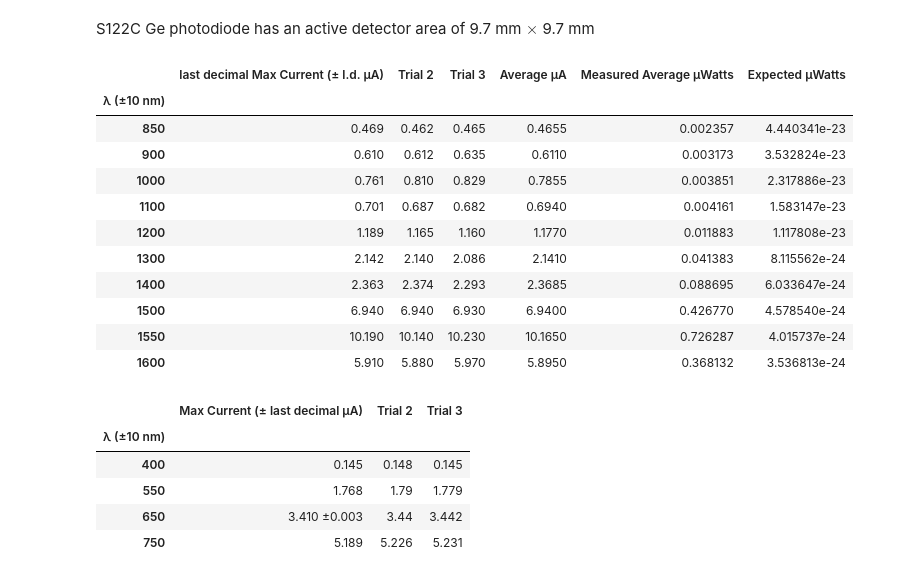
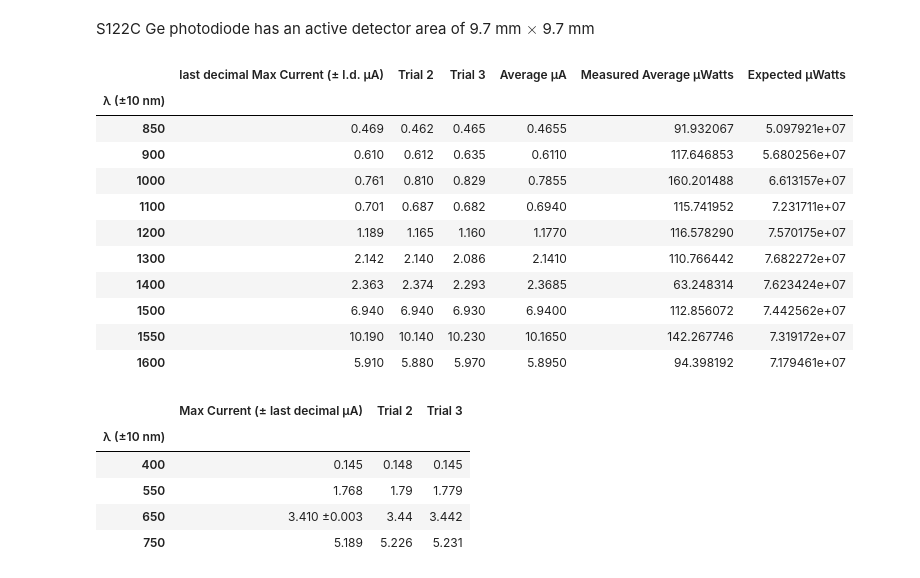
Before and after one commit to MarcosP7635/Ay105, a Jupyter notebook: Lab1.ipynb, the cells around one changed output. Saved outputs shown, nothing was run; the diff lists cells and outputs as text; code cells hidden in the pictures.

Commit message:
instructions say to use a normalization constant :O

```diff
--- a/Lab1.ipynb
+++ b/Lab1.ipynb
@@ -314,8 +314,8 @@ calibrating_df
 # %% [markdown]
 Now we use the weighted we already calculated for the responsivity to convert the average current to the average incident power on the photodiode.
 # %%
-IR_data_numeric["Measured Average μWatts"] = calibrating_df.loc[
-    :,"Responsivity (A/W)"] *  IR_data_numeric.loc[:, "Average μA"]
+IR_data_numeric["Measured Average μWatts"] =  (IR_data_numeric.loc[:, "Average μA"]
+                / calibrating_df.loc[:,"Responsivity (A/W)"])
 IR_data_numeric
 # %% [output]
 |  | last decimal Max Current (± l.d. μA) | Trial 2 | Trial 3 | Average μA | Measured Average μWatts |
@@ -351,23 +364,25 @@ const.c.unit**2 * const.h.unit * units.nm**5
 # %% [markdown]
 S122C Ge photodiode has an active detector area of 9.7 mm $\times$ 9.7 mm
 # %%
-T = 2800
-IR_data_numeric["Expected μWatts"] = np.float64([B(T, lam, True)
-                            for lam in IR_data_numeric.index])
+mid_row = int(IR_data_numeric.shape[0]/2)
+norm_constant = IR_data_numeric.iloc[mid_row, -2] / IR_data_numeric.iloc[mid_row, -1]
+IR_data_numeric["Expected μWatts"] = np.float64(
+    [B(T, lam * 10**-9, True) * (9.7**2 * 10**-6 * lam * 10**-9)
+            for lam in IR_data_numeric.index])
 IR_data_numeric
 # %% [output]
 |  | last decimal Max Current (± l.d. μA) | Trial 2 | Trial 3 | Average μA | Measured Average μWatts | Expected μWatts |
 | λ (±10 nm) |  |  |  |  |  |  |
-| 850 | 0.469 | 0.462 | 0.465 | 0.4655 | 0.002357 | 4.440341e-23 |
-| 900 | 0.610 | 0.612 | 0.635 | 0.6110 | 0.003173 | 3.532824e-23 |
-| 1000 | 0.761 | 0.810 | 0.829 | 0.7855 | 0.003851 | 2.317886e-23 |
-| 1100 | 0.701 | 0.687 | 0.682 | 0.6940 | 0.004161 | 1.583147e-23 |
-| 1200 | 1.189 | 1.165 | 1.160 | 1.1770 | 0.011883 | 1.117808e-23 |
-| 1300 | 2.142 | 2.140 | 2.086 | 2.1410 | 0.041383 | 8.115562e-24 |
-| 1400 | 2.363 | 2.374 | 2.293 | 2.3685 | 0.088695 | 6.033647e-24 |
-| 1500 | 6.940 | 6.940 | 6.930 | 6.9400 | 0.426770 | 4.578540e-24 |
-| 1550 | 10.190 | 10.140 | 10.230 | 10.1650 | 0.726287 | 4.015737e-24 |
-| 1600 | 5.910 | 5.880 | 5.970 | 5.8950 | 0.368132 | 3.536813e-24 |
+| 850 | 0.469 | 0.462 | 0.465 | 0.4655 | 91.932067 | 5.097921e+07 |
+| 900 | 0.610 | 0.612 | 0.635 | 0.6110 | 117.646853 | 5.680256e+07 |
+| 1000 | 0.761 | 0.810 | 0.829 | 0.7855 | 160.201488 | 6.613157e+07 |
+| 1100 | 0.701 | 0.687 | 0.682 | 0.6940 | 115.741952 | 7.231711e+07 |
+| 1200 | 1.189 | 1.165 | 1.160 | 1.1770 | 116.578290 | 7.570175e+07 |
+| 1300 | 2.142 | 2.140 | 2.086 | 2.1410 | 110.766442 | 7.682272e+07 |
+| 1400 | 2.363 | 2.374 | 2.293 | 2.3685 | 63.248314 | 7.623424e+07 |
+| 1500 | 6.940 | 6.940 | 6.930 | 6.9400 | 112.856072 | 7.442562e+07 |
+| 1550 | 10.190 | 10.140 | 10.230 | 10.1650 | 142.267746 | 7.319172e+07 |
+| 1600 | 5.910 | 5.880 | 5.970 | 5.8950 | 94.398192 | 7.179461e+07 |
 # %%
 cols = (1,-2)
 rows = (38,42)
```
Also changed, not shown: parts of 11 cells of this notebook, 5 other files.
